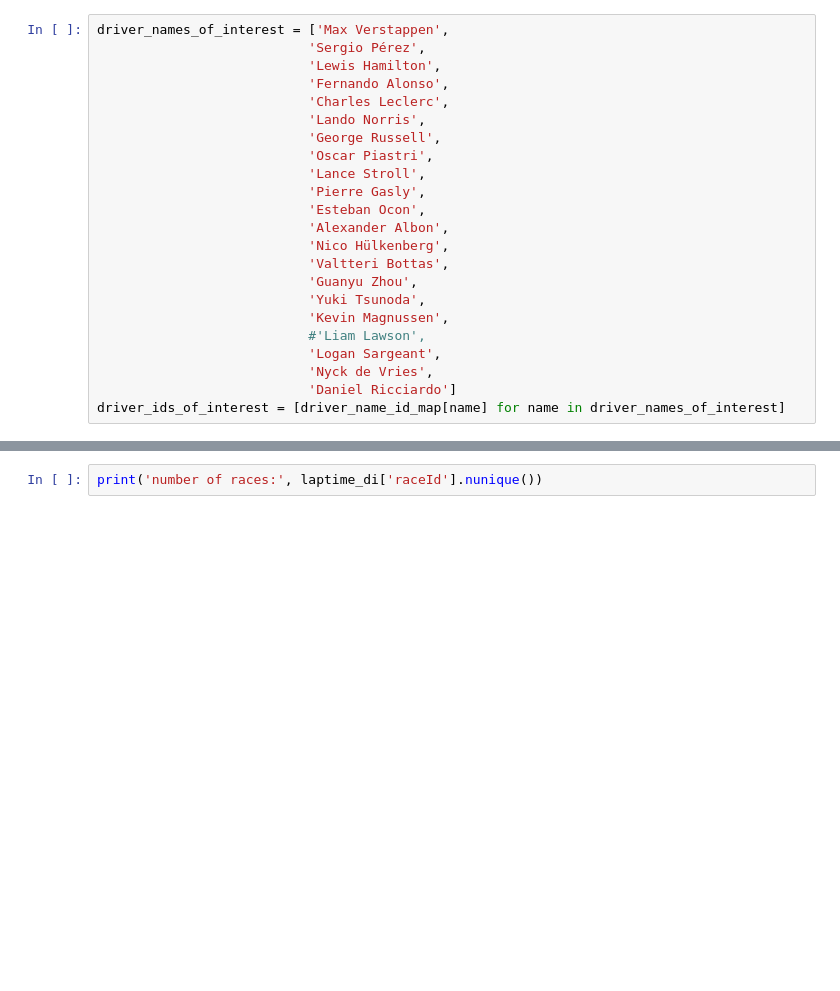
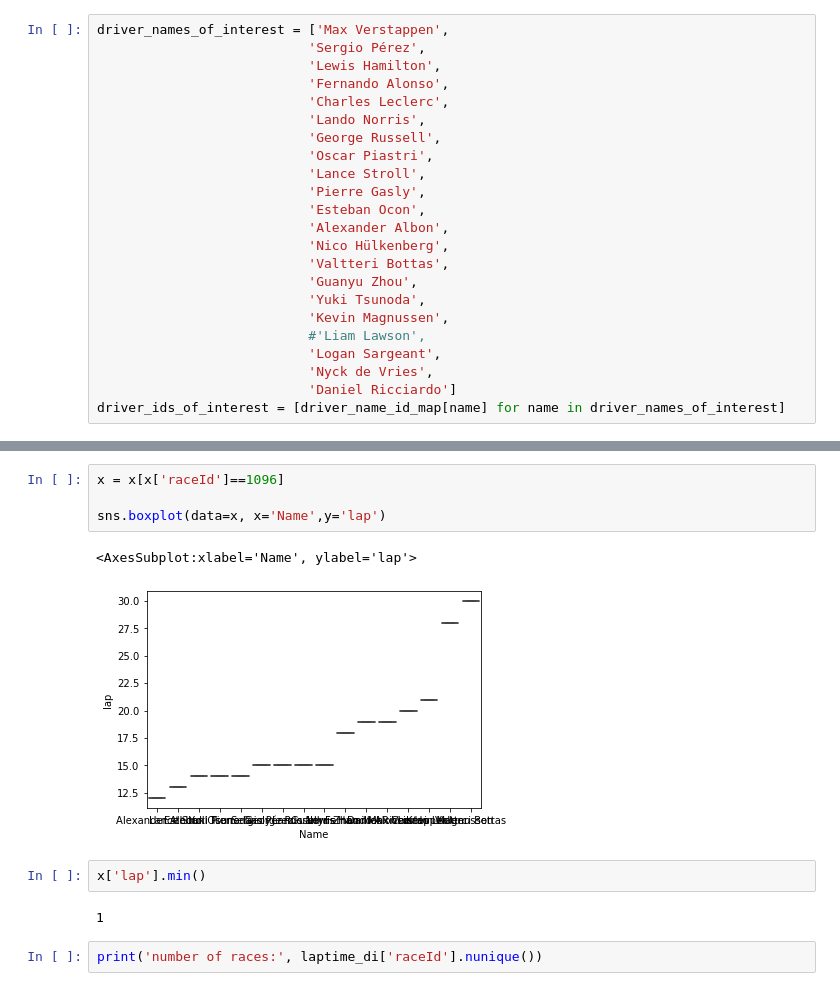
Before and after one commit to ryandouglaskish/MSAI-349-Project, a Jupyter notebook: Exploratory.ipynb, the cells around one changed output, grey strips where cells are left out. Saved outputs shown, nothing was run; the diff lists cells and outputs as text; blank space fills up the shorter version.

```diff
--- a/Exploratory.ipynb
+++ b/Exploratory.ipynb
@@ -69,3 +116,14 @@ assert laptime_di['driverId'].nunique() == len(driver_ids_of_interest), 'confirm
+# %%
+x = x[x['raceId']==1096]
+
+sns.boxplot(data=x, x='Name',y='lap')
+# %% [output]
+<AxesSubplot:xlabel='Name', ylabel='lap'>
+[figure, added]
+# %%
+x['lap'].min()
+# %% [output]
+1
 # %%
 print('number of races:', laptime_di['raceId'].nunique())
 # %% [output]
```
Also changed, not shown: parts of 4 cells of this notebook.
